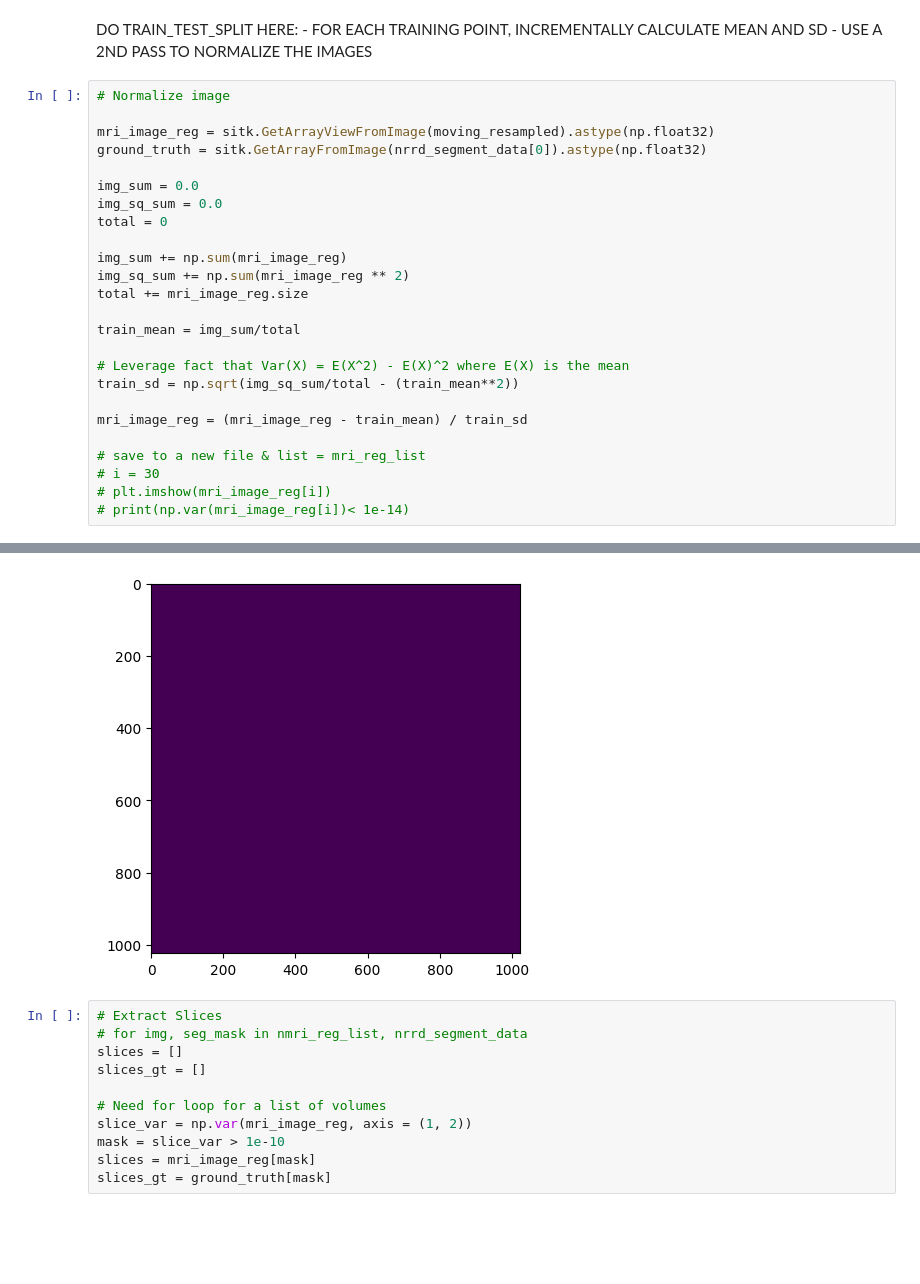
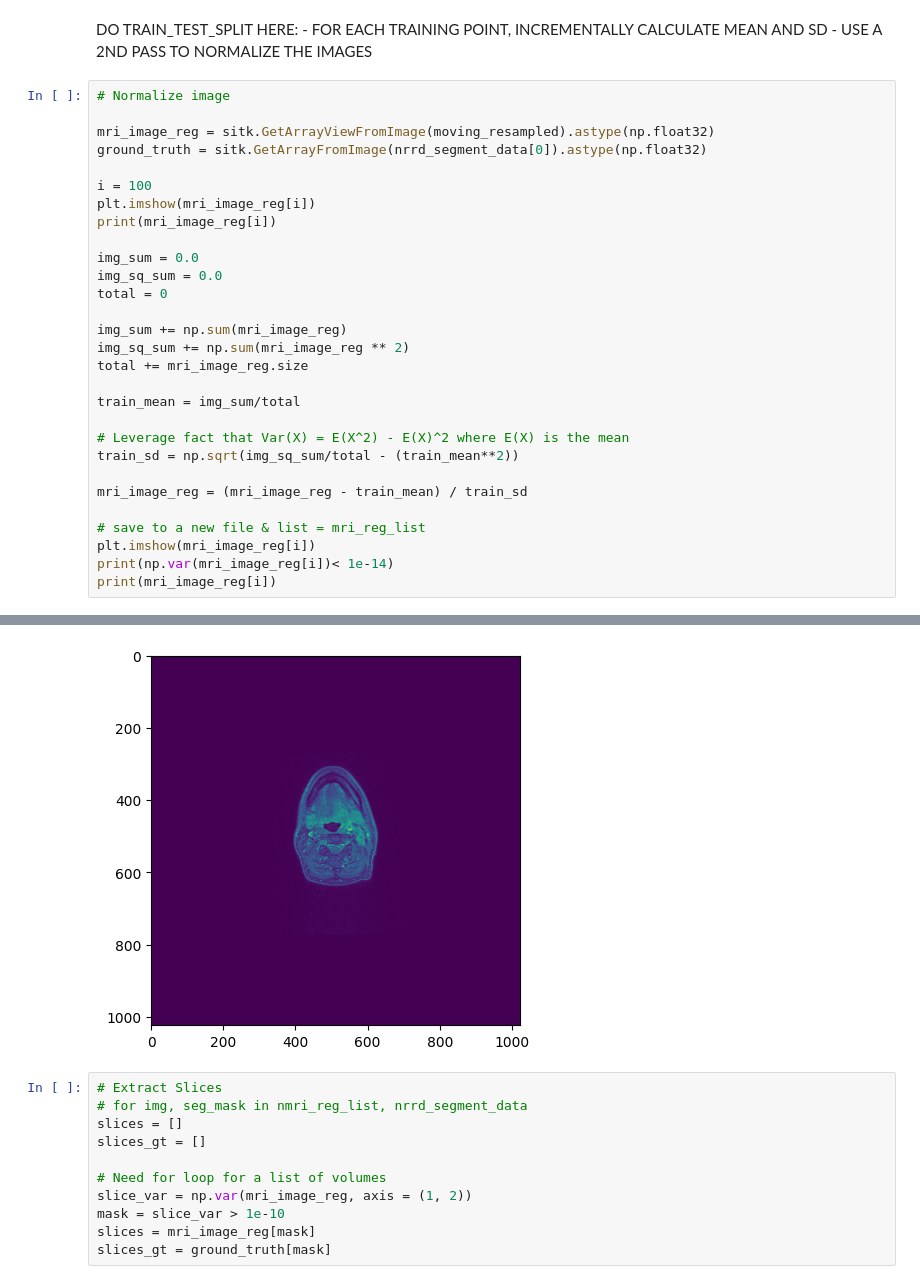
Before and after one commit to mlykwong/bmeg-591q-project, a Jupyter notebook: notebooks/preprocessing.ipynb, the cells around one changed output, grey strips where cells are left out. Cells and saved outputs as stored; diff of their text form; blank space fills up the shorter version.

```diff
--- a/notebooks/preprocessing.ipynb
+++ b/notebooks/preprocessing.ipynb
@@ -326,6 +326,10 @@ DO TRAIN_TEST_SPLIT HERE:
 
 mri_image_reg = sitk.GetArrayViewFromImage(moving_resampled).astype(np.float32)
 ground_truth = sitk.GetArrayFromImage(nrrd_segment_data[0]).astype(np.float32)
+
+i = 100
+plt.imshow(mri_image_reg[i])
+print(mri_image_reg[i])
 
 img_sum = 0.0
 img_sq_sum = 0.0
@@ -343,7 +347,7 @@ train_sd = np.sqrt(img_sq_sum/total - (train_mean**2))
 mri_image_reg = (mri_image_reg - train_mean) / train_sd
 
 # save to a new file & list = mri_reg_list
-# i = 30
-# plt.imshow(mri_image_reg[i])
-# print(np.var(mri_image_reg[i])< 1e-14)
+plt.imshow(mri_image_reg[i])
+print(np.var(mri_image_reg[i])< 1e-14)
+print(mri_image_reg[i])
 # %% [output]
@@ -351,4 +371,4 @@ True
-[figure, old version]
+[figure, new version]
 # %%
 # Extract Slices
 # for img, seg_mask in nmri_reg_list, nrrd_segment_data
```
Also changed, not shown: parts of 10 cells of this notebook, 1 other file.
